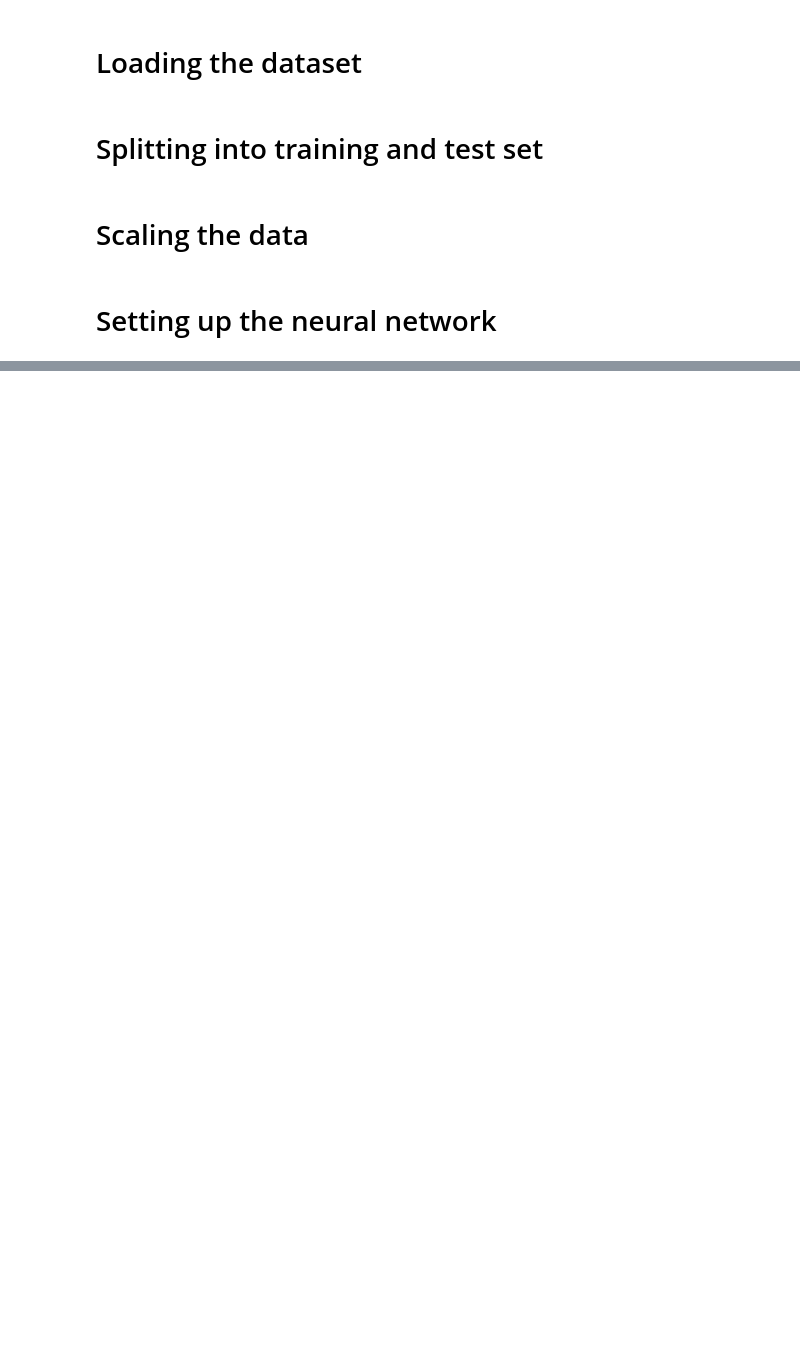
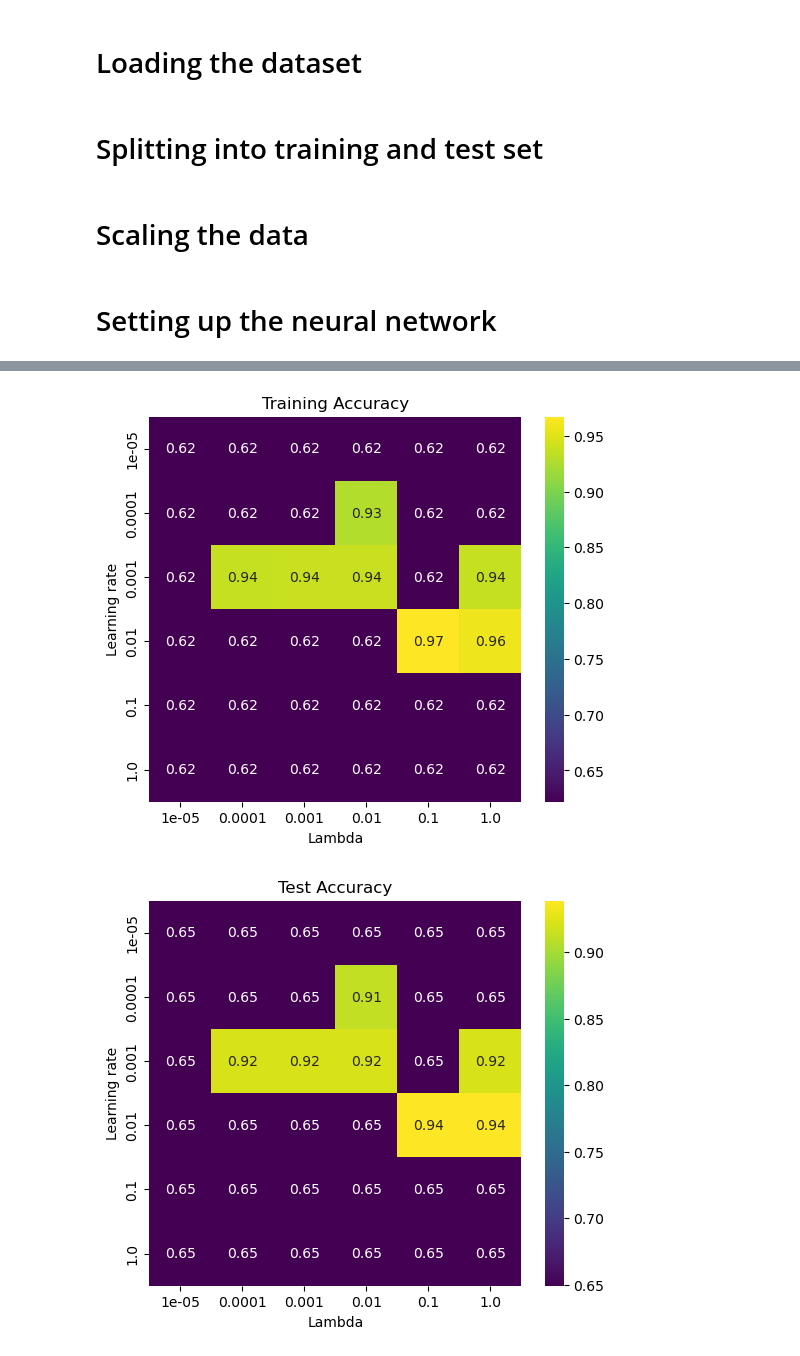
Before and after one commit to Johannesfjeldsaa/FYS-STK4155_Projects, a Jupyter notebook: Project 2/Solve project tasks/Task d) Breast cancer data.ipynb, the cells around one changed output, grey strips where cells are left out. Saved outputs shown, nothing was run; the diff lists cells and outputs as text; code cells hidden in the pictures; blank space fills up the shorter version.

```diff
--- a/Project 2/Solve project tasks/Task d) Breast cancer data.ipynb
+++ b/Project 2/Solve project tasks/Task d) Breast cancer data.ipynb
@@ -111,0 +113,45 @@ plt.show()
+# %%
+# Testing without scaling the data
+
+# Choose number of hidden layers and nodes
+n_hidden_layers = 1
+n_hidden_nodes = 2
+n_outputs = 1
+n_features = X_train.shape[1]
+
+# Use LogReg as the cost function
+grad_cost_function = grad_cost_logreg(target_train)
+
+learning_rates = np.logspace(-5, 0, 6)
+lmbd_vals = np.logspace(-5, 0, 6)
+
+accuracy_train = np.zeros((len(learning_rates), len(lmbd_vals)))
+accuracy_test = np.zeros((len(learning_rates), len(lmbd_vals)))
+
+for i, lr in enumerate(learning_rates):
+    for j, lmbd in enumerate(lmbd_vals):
+
+        ffnn = Neural_Network(n_features, n_hidden_layers, n_hidden_nodes, n_outputs,
+                              cost_function=grad_cost_function,
+                              learning_rate=lr,
+                              lmbd=lmbd,
+                              activation_function_hidden='sigmoid',
+                              activation_function_output='sigmoid',
+                              optimizer=None,
+                              classification_problem=True)
+
+        ffnn.train(X_train, num_iter=1000)
+        pred_train = ffnn.predict(X_train)
+        pred_test = ffnn.predict(X_test)
+
+        accuracy_train[i][j] = accuracy_score(target_train, pred_train)
+        accuracy_test[i][j] = accuracy_score(target_test, pred_test)
+
+plot_heatmap(accuracy_train, x_ticks=lmbd_vals, y_ticks=learning_rates,
+             x_label="Learning rate", y_label="Lambda", title="Training Accuracy")
+
+plot_heatmap(accuracy_test, x_ticks=lmbd_vals, y_ticks=learning_rates,
+             x_label="Learning rate", y_label="Lambda", title="Test Accuracy")
+# %% [output]
+[figure, added]
+[figure, added]
```
Also changed, not shown: parts of 2 cells of this notebook, 2 other files.
